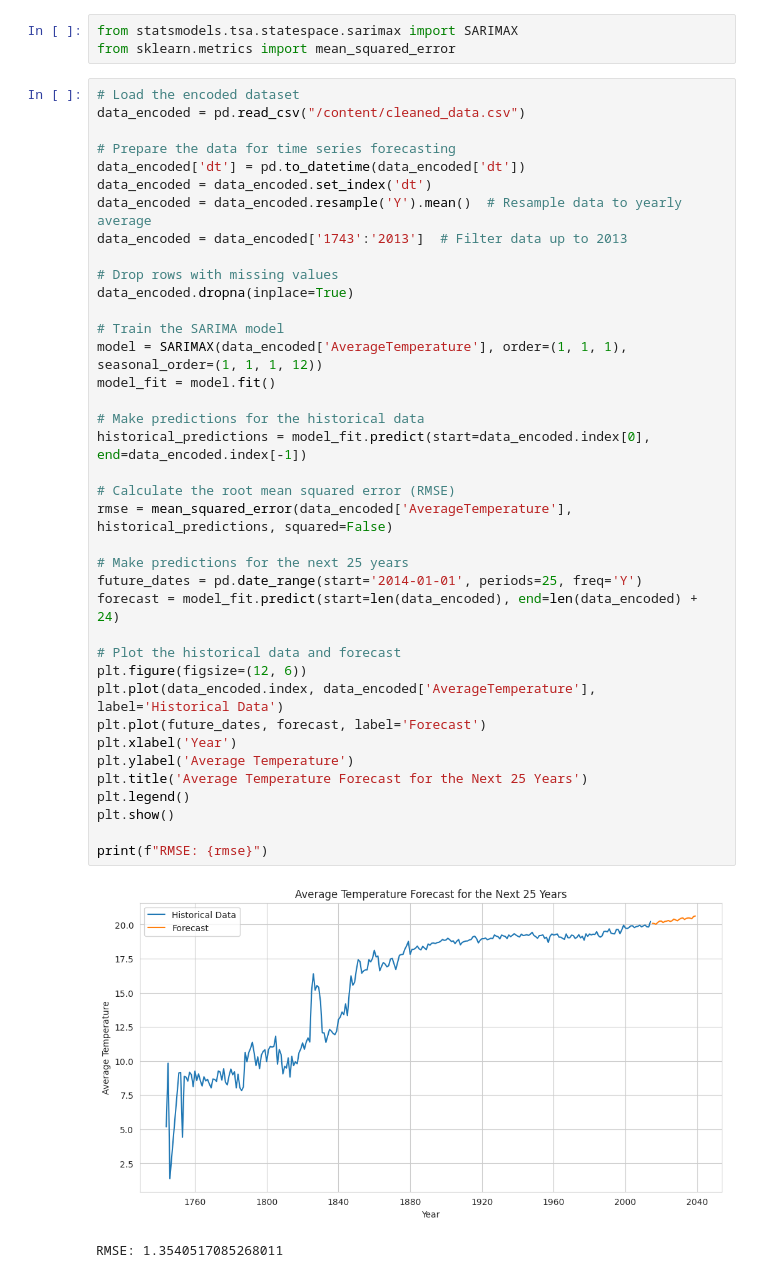
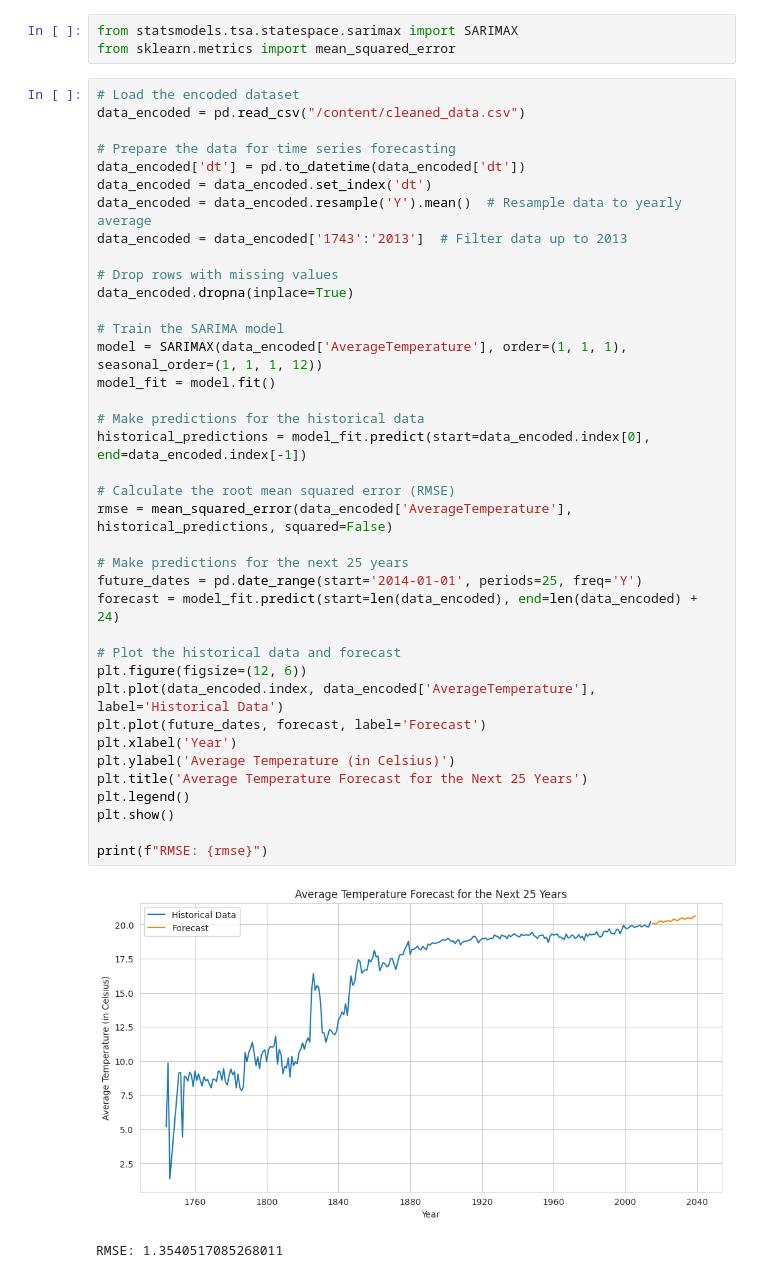
Before and after one commit to Siddarthan999/DS-MINI-PROJECT, a Jupyter notebook: DS_MP1_(DROP).ipynb, the cells around one changed output. Drawn from its saved outputs; the diff is of its cells as text.

```diff
--- a/DS_MP1_(DROP).ipynb
+++ b/DS_MP1_(DROP).ipynb
@@ -276,33 +276,33 @@ data_encoded = data_encoded.resample('Y').mean()  # Resample data to yearly aver
 data_encoded = data_encoded['1743':'2013']  # Filter data up to 2013
 
 # Drop rows with missing values
 data_encoded.dropna(inplace=True)
 
 # Train the SARIMA model
 model = SARIMAX(data_encoded['AverageTemperature'], order=(1, 1, 1), seasonal_order=(1, 1, 1, 12))
 model_fit = model.fit()
 
 # Make predictions for the historical data
 historical_predictions = model_fit.predict(start=data_encoded.index[0], end=data_encoded.index[-1])
 
 # Calculate the root mean squared error (RMSE)
 rmse = mean_squared_error(data_encoded['AverageTemperature'], historical_predictions, squared=False)
 
 # Make predictions for the next 25 years
 future_dates = pd.date_range(start='2014-01-01', periods=25, freq='Y')
 forecast = model_fit.predict(start=len(data_encoded), end=len(data_encoded) + 24)
 
 # Plot the historical data and forecast
 plt.figure(figsize=(12, 6))
 plt.plot(data_encoded.index, data_encoded['AverageTemperature'], label='Historical Data')
 plt.plot(future_dates, forecast, label='Forecast')
 plt.xlabel('Year')
-plt.ylabel('Average Temperature')
+plt.ylabel('Average Temperature (in Celsius)')
 plt.title('Average Temperature Forecast for the Next 25 Years')
 plt.legend()
 plt.show()
 
 print(f"RMSE: {rmse}")
 # %% [output]
-[figure, old version]
+[figure, new version]
 RMSE: 1.3540517085268011
```
Also changed, not shown: parts of 2 cells of this notebook.
